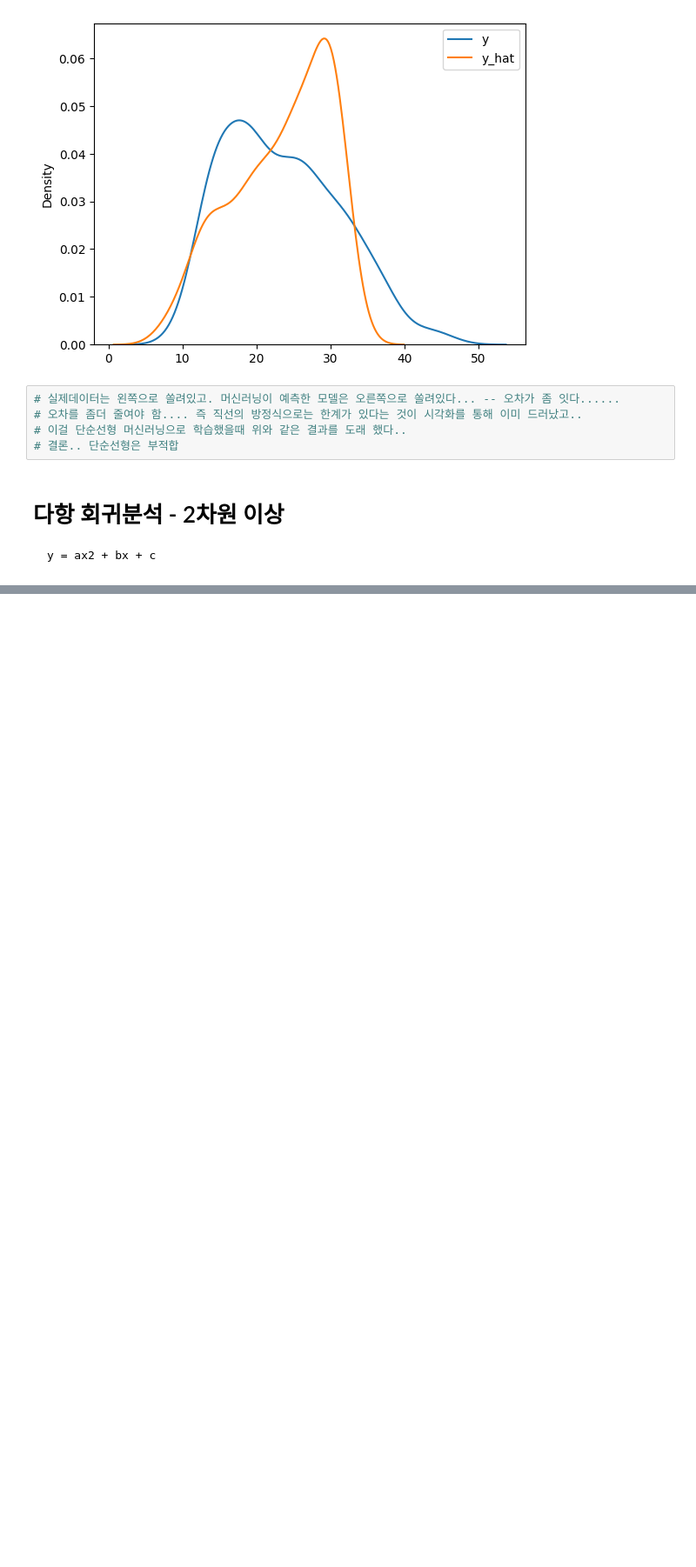
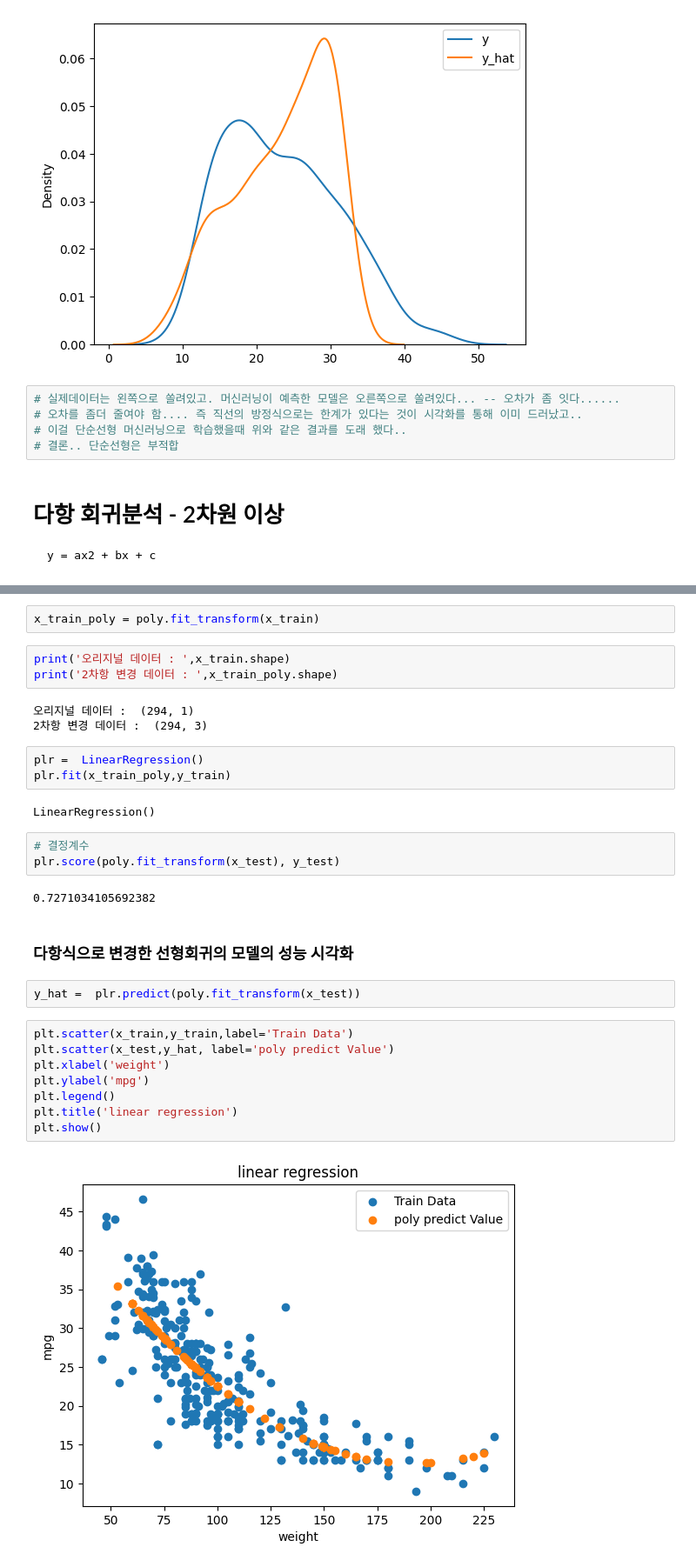
Before and after one commit to leekyuyoung20221226/python, a Jupyter notebook: 21일차_머신러닝.ipynb, the cells around one changed output, grey strips where cells are left out. Shown at 87% size. Cells and saved outputs as stored; diff of their text form; blank space fills up the shorter version.

```diff
--- a/21일차_머신러닝.ipynb
+++ b/21일차_머신러닝.ipynb
@@ -239,0 +291,32 @@ https://gist.github.com/mwaskom/de44147ed2974457ad6372750bbe5751
+# %%
+x_train_poly = poly.fit_transform(x_train)
+# %%
+print('오리지널 데이터 : ',x_train.shape)
+print('2차항 변경 데이터 : ',x_train_poly.shape)
+# %% [output]
+오리지널 데이터 :  (294, 1)
+2차항 변경 데이터 :  (294, 3)
+# %%
+plr =  LinearRegression()
+plr.fit(x_train_poly,y_train)
+# %% [output]
+LinearRegression()
+# %%
+# 결정계수
+plr.score(poly.fit_transform(x_test), y_test)
+# %% [output]
+0.7271034105692382
+# %% [markdown]
+### 다항식으로 변경한 선형회귀의 모델의 성능 시각화
+# %%
+y_hat =  plr.predict(poly.fit_transform(x_test))
+# %%
+plt.scatter(x_train,y_train,label='Train Data')
+plt.scatter(x_test,y_hat, label='poly predict Value')
+plt.xlabel('weight')
+plt.ylabel('mpg')
+plt.legend()
+plt.title('linear regression')
+plt.show()
+# %% [output]
+[figure, added]
```
Also changed, not shown: parts of 24 cells of this notebook.
